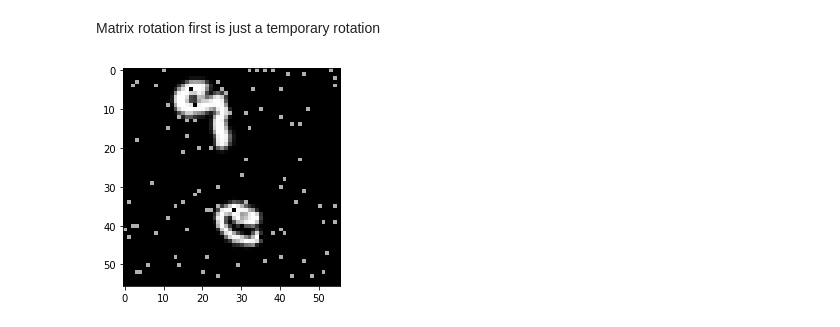
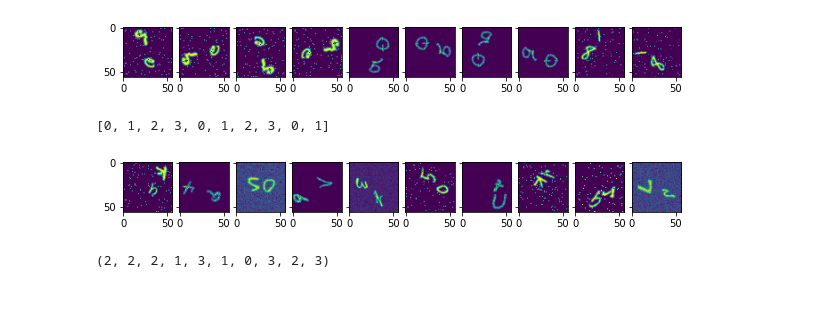
Before and after one commit to RaphaelMako/a3comp551, a Jupyter notebook: rotation.ipynb, the cells around one changed output. Drawn from its saved outputs; the diff is of its cells as text; code cells hidden in the pictures; blank space fills up the shorter version.

Commit message:
Fixed Rotation Image Labels

```diff
--- a/rotation.ipynb
+++ b/rotation.ipynb
@@ -65,9 +43,40 @@ labeled_images_rot, labels_rot = zip(*randomized_images)
-# %% [markdown]
-Matrix rotation
-first is just a temporary rotation
-# %%
-fig = plt.figure
-plt.imshow(labeled_images_rot[0], cmap='gray')
-plt.show()
-# %% [output]
-[figure, removed]
+# %%
+import random
+
+rotated_images = []
+rotated_image_labels = []
+for img in labeled_images:
+
+    # No rotation
+    rotated_images.append(img)
+    rotated_image_labels.append(0)
+
+    # 90 degrees
+    img_rot_90 = np.rot90(img)
+    rotated_images.append(img_rot_90)
+    rotated_image_labels.append(1)
+
+    img_rot_180 = np.rot90(img_rot_90)
+    rotated_images.append(img_rot_180)
+    rotated_image_labels.append(2)
+
+    img_rot_270 = np.rot90(img_rot_180)
+    rotated_images.append(img_rot_270)
+    rotated_image_labels.append(3)
+
+# Print before shuffling
+plot_images(rotated_images, range(0, 10))
+print(rotated_image_labels[:10])
+
+randomized_images = list(zip(rotated_images, rotated_image_labels))
+random.shuffle(randomized_images)
+randomized_images, randomized_image_labels = zip(*randomized_images)
+
+# Print before shuffling
+plot_images(randomized_images, range(0, 10))
+print(randomized_image_labels[:10])
+# %% [output]
+[figure, added]
+[0, 1, 2, 3, 0, 1, 2, 3, 0, 1]
+[figure, added]
+(2, 2, 2, 1, 3, 1, 0, 3, 2, 3)
```
Also changed, not shown: parts of 2 cells of this notebook.
